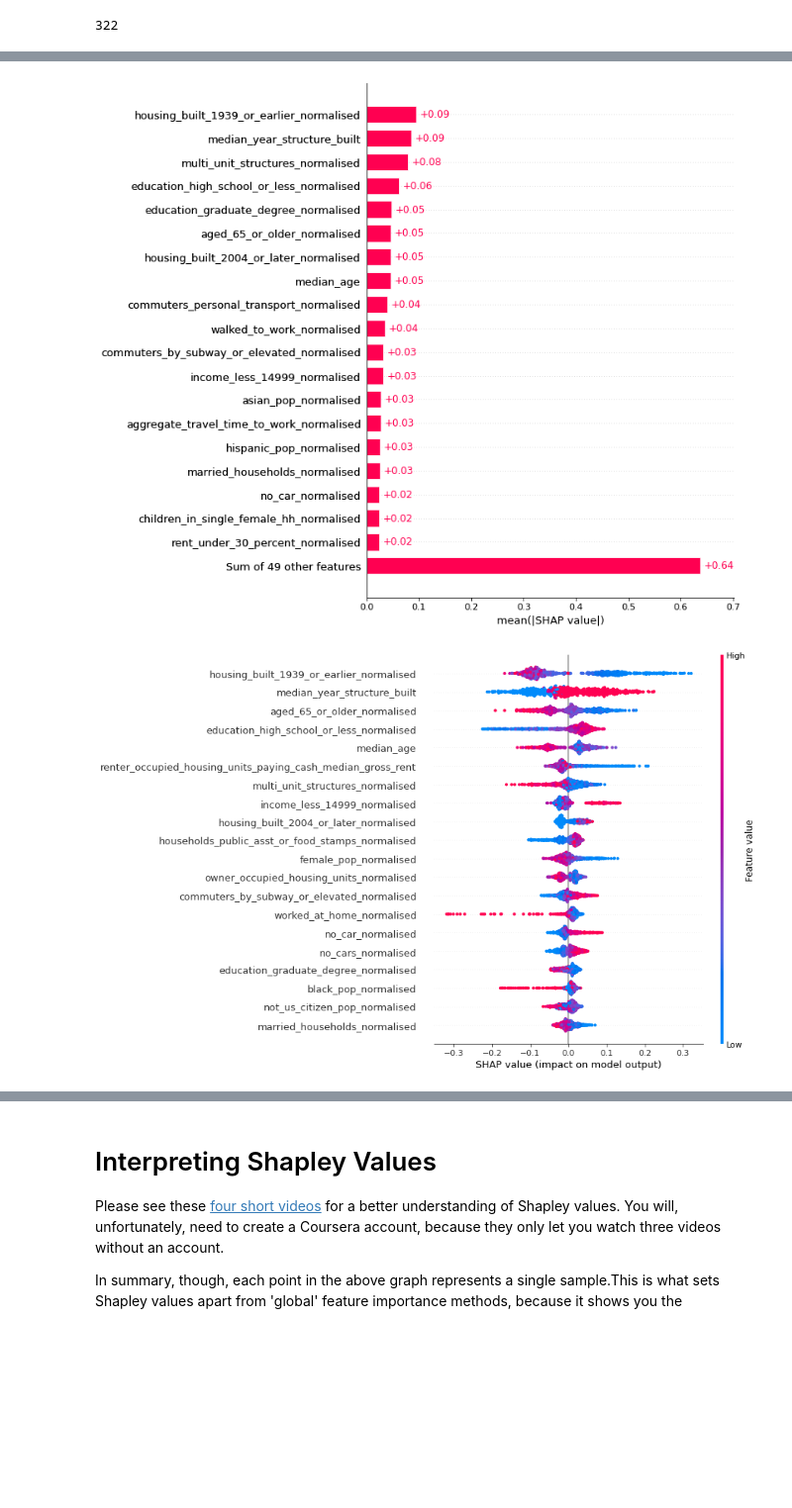
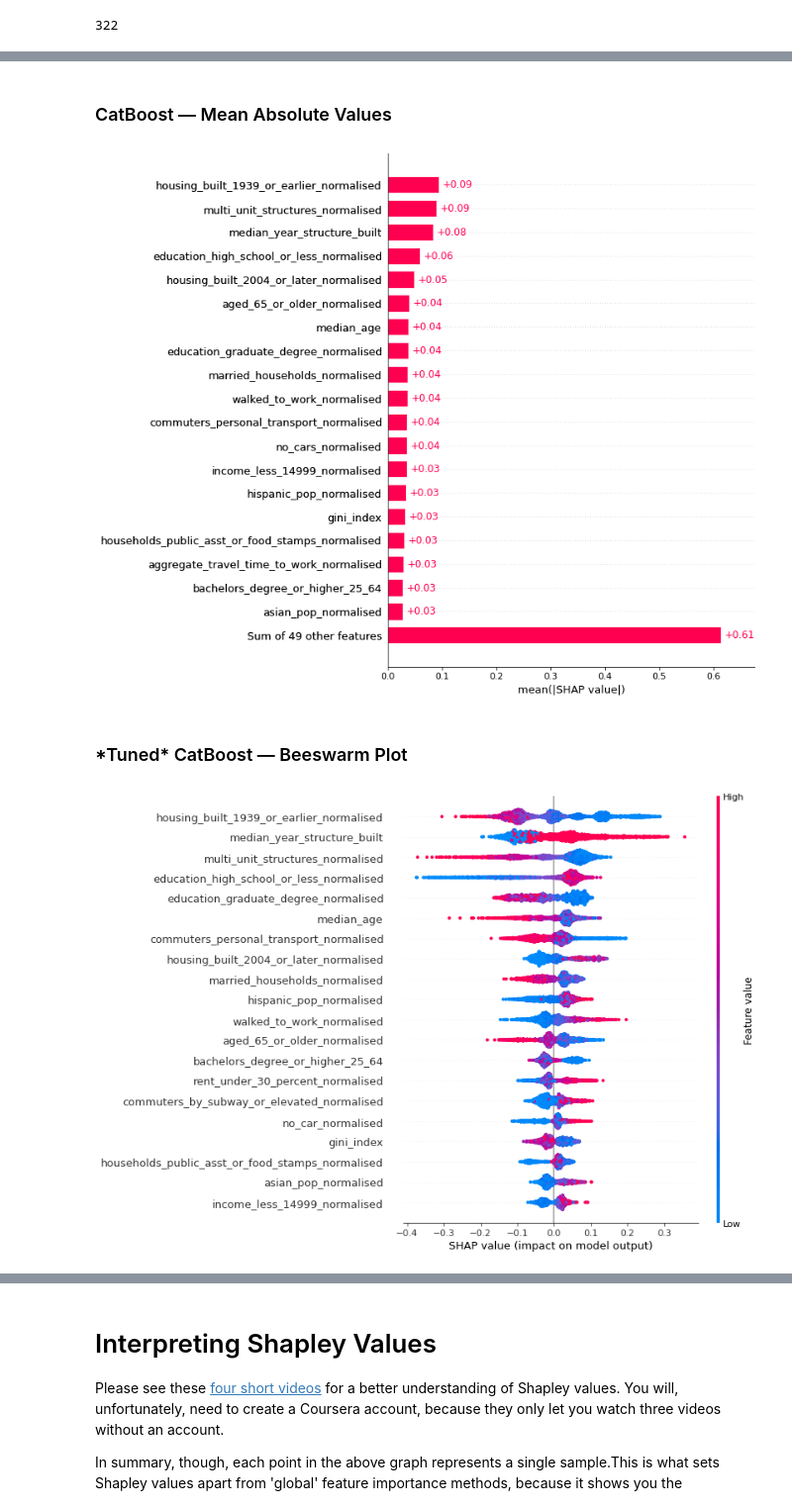
Before and after one commit to mjumbewu/COVIDRedlining, a Jupyter notebook: ACS/acs_models_new.ipynb, the cells around one changed output, grey strips where cells are left out. Shown at 99% size. Cells and saved outputs as stored; diff of their text form; code cells hidden in the pictures; blank space fills up the shorter version.

Commit message:
Fixed acs_models_new so it can run entirely on Deepnote.

```diff
--- a/ACS/acs_models_new.ipynb
+++ b/ACS/acs_models_new.ipynb
@@ -44,4 +26,4 @@ exp1 = setup(joined, target = "reweighted_redline_index")
 # RMLSE = Root Mean Squared Logarithmic Error
 # MAPE = Mean Absolute Percentage Error
 # TT = Time Taken For Computation
-# best_model = compare_models()
+best_model = compare_models(verbose=False)
@@ -68,8 +40,15 @@ interpret_model(cat)
+# %% [markdown]
+### CatBoost — Mean Absolute Values
 # %%
 X = get_config("X_test")
-explainer = shap.TreeExplainer(cat)
+explainer = shap.TreeExplainer(best_model)
 shap_values = explainer.shap_values(X)
-shap_obj = explainer(X)
-shap.plots.bar(shap_obj.abs.mean(0), max_display=20)
+shap_obj_best_model = explainer(X)
+
+# Saving the Shapley values to file
+pd.DataFrame(shap_obj_best_model.values, columns=X.columns).to_csv("output/shap_values_cat.csv")
+
+# Plotting the mean absolute values
+shap.plots.bar(shap_obj_best_model.abs.mean(0), max_display=20)
 # %% [output]
-[figure, old version]
+[figure, new version]
@@ -78,4 +55,8 @@ tuned_cat = tune_model(cat)
+# %% [markdown]
+### \*Tuned\* CatBoost — Beeswarm Plot
+# %%
+tuned_model = tune_model(best_model, verbose=False)
 # %%
-interpret_model(tuned_cat)
+interpret_model(tuned_model)
 # %% [output]
-[figure, old version]
+[figure, new version]
```
Also changed, not shown: parts of 12 cells of this notebook, 15 other files.
